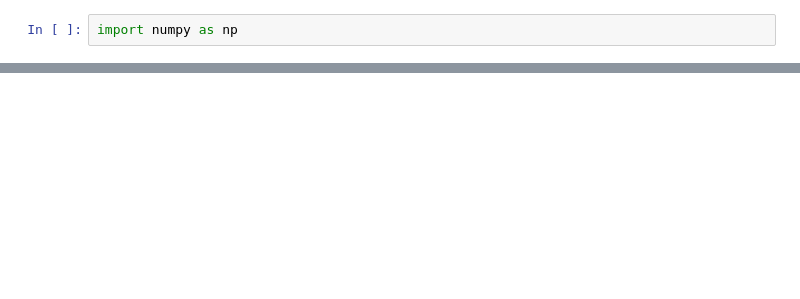
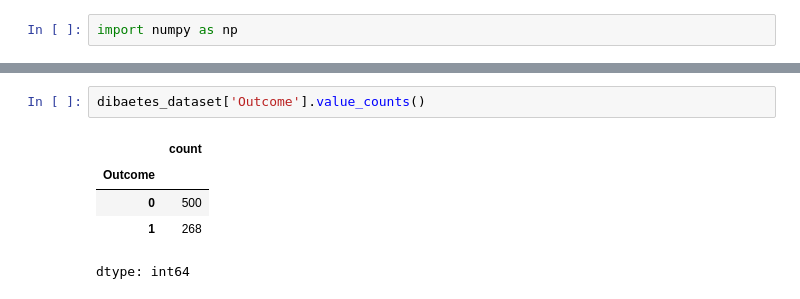
Before and after one commit to PAM-cake/Logistic_Regression, a Jupyter notebook: Logistic_Reg_from_Scratch.ipynb, the cells around one changed output, grey strips where cells are left out. Saved outputs shown, nothing was run; the diff lists cells and outputs as text; blank space fills up the shorter version.

```diff
--- a/Logistic_Reg_from_Scratch.ipynb
+++ b/Logistic_Reg_from_Scratch.ipynb
@@ -35,0 +68,8 @@ class Logistic_Regression():
+# %%
+dibaetes_dataset['Outcome'].value_counts()
+# %% [output]
+|  | count |
+| Outcome |  |
+| 0 | 500 |
+| 1 | 268 |
+dtype: int64
```
Also changed, not shown: parts of 27 cells of this notebook.
